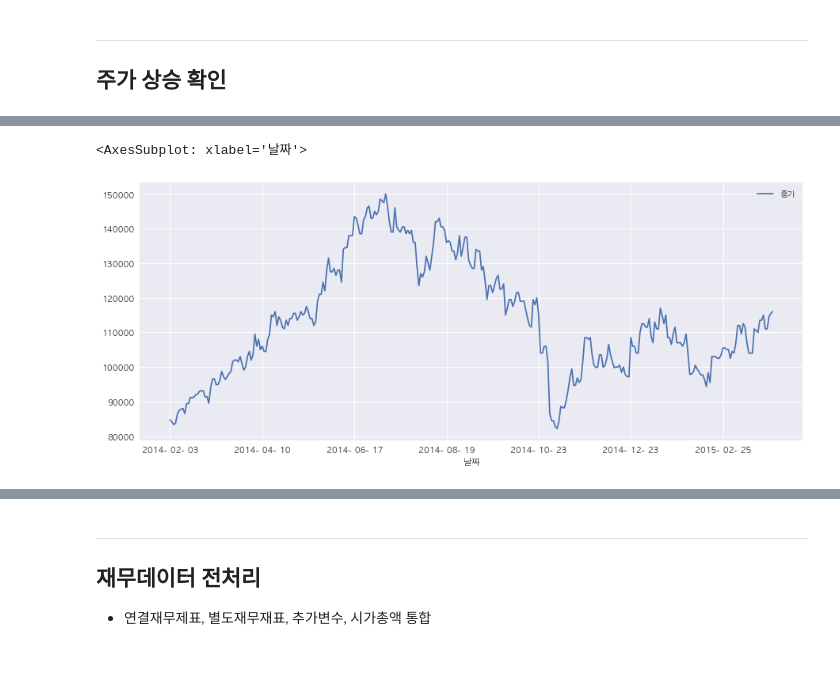
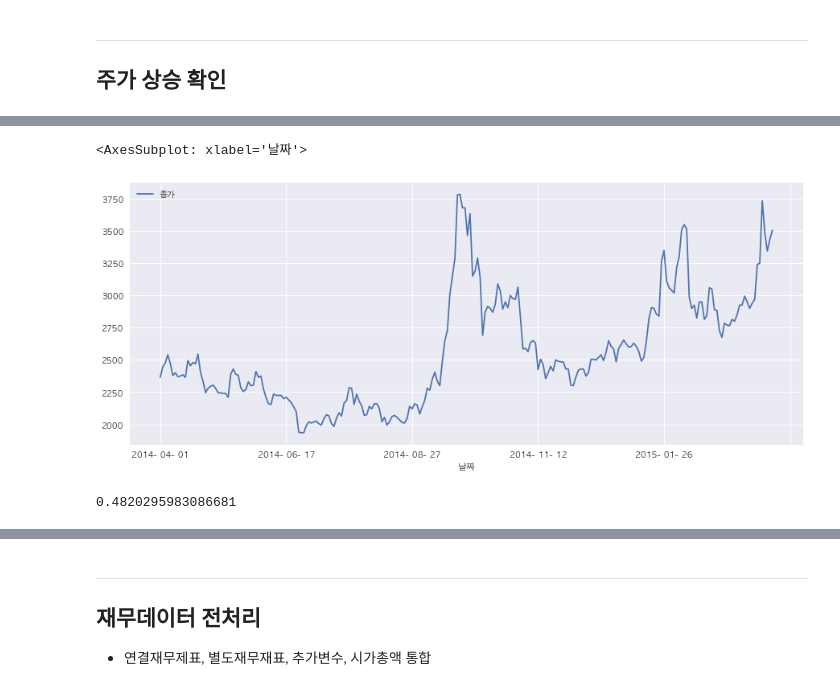
Before and after one commit to Jyassmin/UBION-PROJECT2, a Jupyter notebook: 1.preprocessing.ipynb, the cells around one changed output, grey strips where cells are left out. Drawn from its saved outputs; the diff is of its cells as text; code cells hidden in the pictures; blank space fills up the shorter version.

```diff
--- a/1.preprocessing.ipynb
+++ b/1.preprocessing.ipynb
@@ -83,20 +64,24 @@ df_LG이노텍
 # %%
-df_LG이노텍 = pd.read_csv("./datasets/raw/주가상승확인/LG이노텍_20140201_20150331.csv", index_col="날짜")
-df_LG이노텍.sort_values(by="날짜", ascending=True, inplace=True)
+df_원익큐브 = pd.read_csv("./datasets/raw/주가상승확인/원익큐브_20140401.csv", index_col="날짜")
+df_원익큐브.sort_values(by="날짜", ascending=True, inplace=True)
 
 def func_replace(x):
     return int(x.replace(",",""))
 
-df_LG이노텍["종가"] = df_LG이노텍["종가"].map(func_replace)
+df_원익큐브["종가"] = df_원익큐브["종가"].map(func_replace)
 
 import matplotlib.pyplot as plt
 import warnings
 plt.style.use('seaborn')
 warnings.simplefilter(action='ignore', category=FutureWarning)
 plt.rcParams['axes.unicode_minus'] = False
 plt.rcParams["font.family"] = "AppleGothic"
 
-df_LG이노텍.plot(y = ['종가'], figsize = [15,6], grid = True)
+df_원익큐브.plot(y = ['종가'], figsize = [15,6], grid = True)
 # %% [output]
 <AxesSubplot: xlabel='날짜'>
-[figure, old version]
+[figure, new version]
+# %%
+(3505-2365)/2365
+# %% [output]
+0.4820295983086681
```
Also changed, not shown: parts of 25 cells of this notebook, 16 other files.
